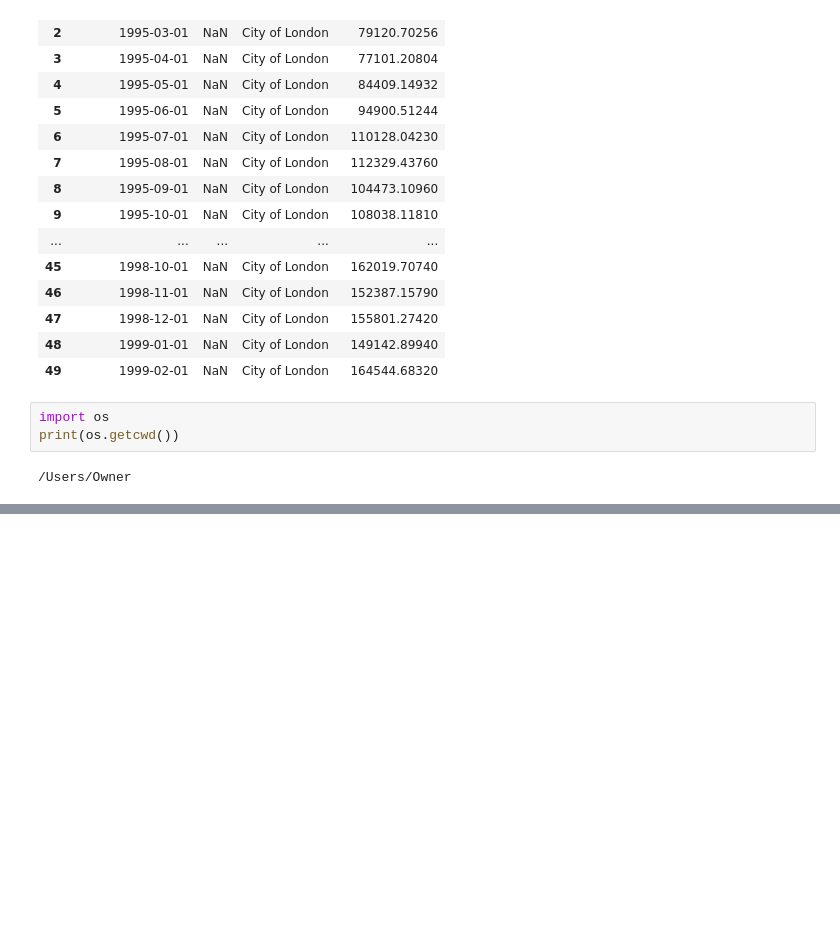
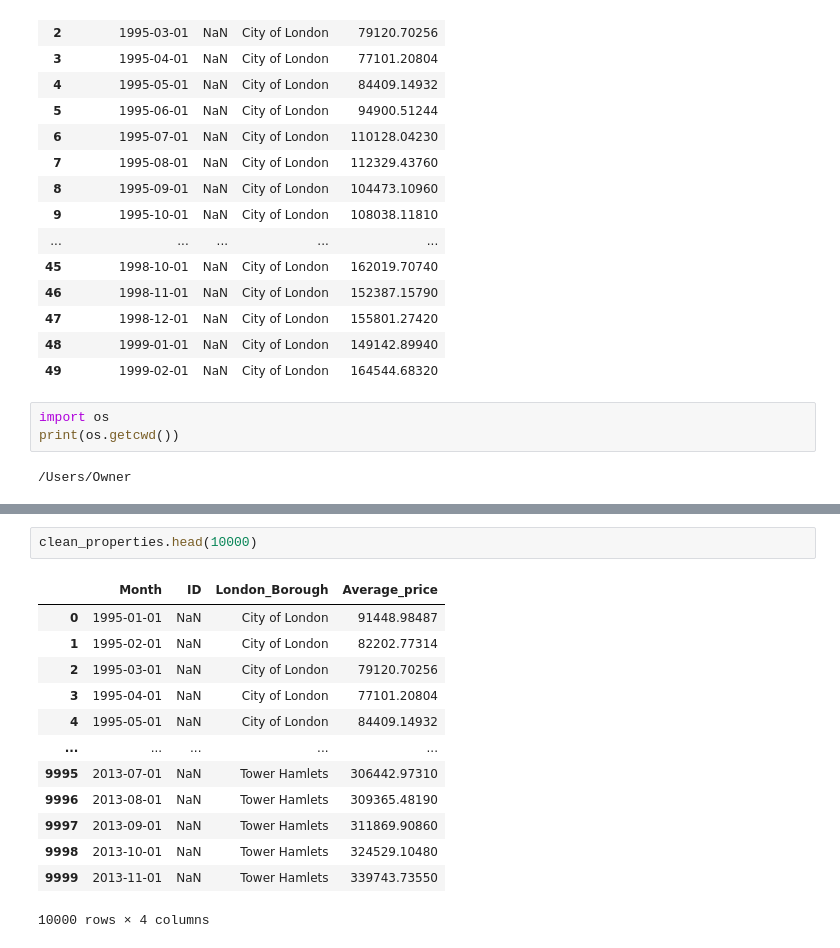
Before and after one commit to NinaDS22/DSProject1, a Jupyter notebook: LondonHousing.ipynb, the cells around one changed output, grey strips where cells are left out. Cells and saved outputs as stored; diff of their text form; blank space fills up the shorter version.

```diff
--- a/LondonHousing.ipynb
+++ b/LondonHousing.ipynb
@@ -301,0 +384,16 @@ print(os.getcwd())
+# %%
+clean_properties.head(10000)
+# %% [output]
+|  | Month | ID | London_Borough | Average_price |
+| 0 | 1995-01-01 | NaN | City of London | 91448.98487 |
+| 1 | 1995-02-01 | NaN | City of London | 82202.77314 |
+| 2 | 1995-03-01 | NaN | City of London | 79120.70256 |
+| 3 | 1995-04-01 | NaN | City of London | 77101.20804 |
+| 4 | 1995-05-01 | NaN | City of London | 84409.14932 |
+| ... | ... | ... | ... | ... |
+| 9995 | 2013-07-01 | NaN | Tower Hamlets | 306442.97310 |
+| 9996 | 2013-08-01 | NaN | Tower Hamlets | 309365.48190 |
+| 9997 | 2013-09-01 | NaN | Tower Hamlets | 311869.90860 |
+| 9998 | 2013-10-01 | NaN | Tower Hamlets | 324529.10480 |
+| 9999 | 2013-11-01 | NaN | Tower Hamlets | 339743.73550 |
+10000 rows × 4 columns
```
Also changed, not shown: parts of 28 cells of this notebook.
